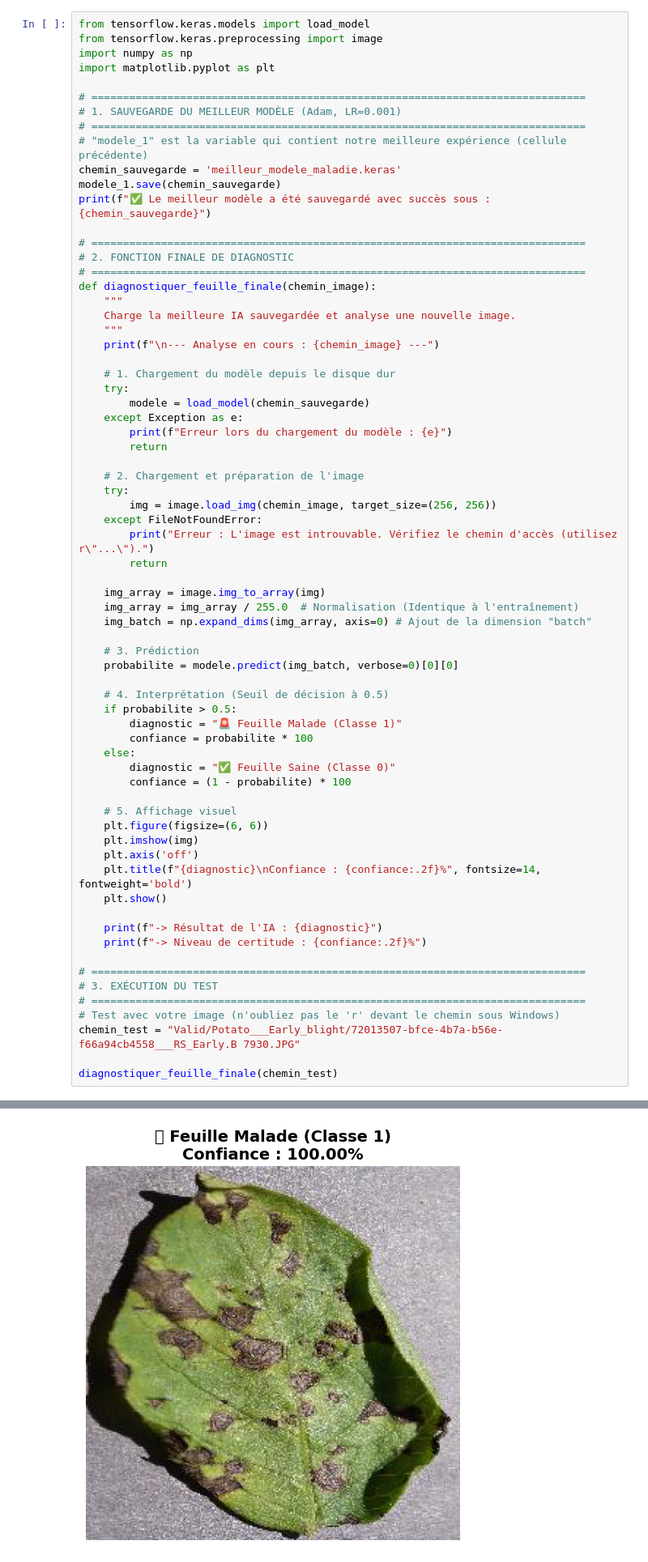
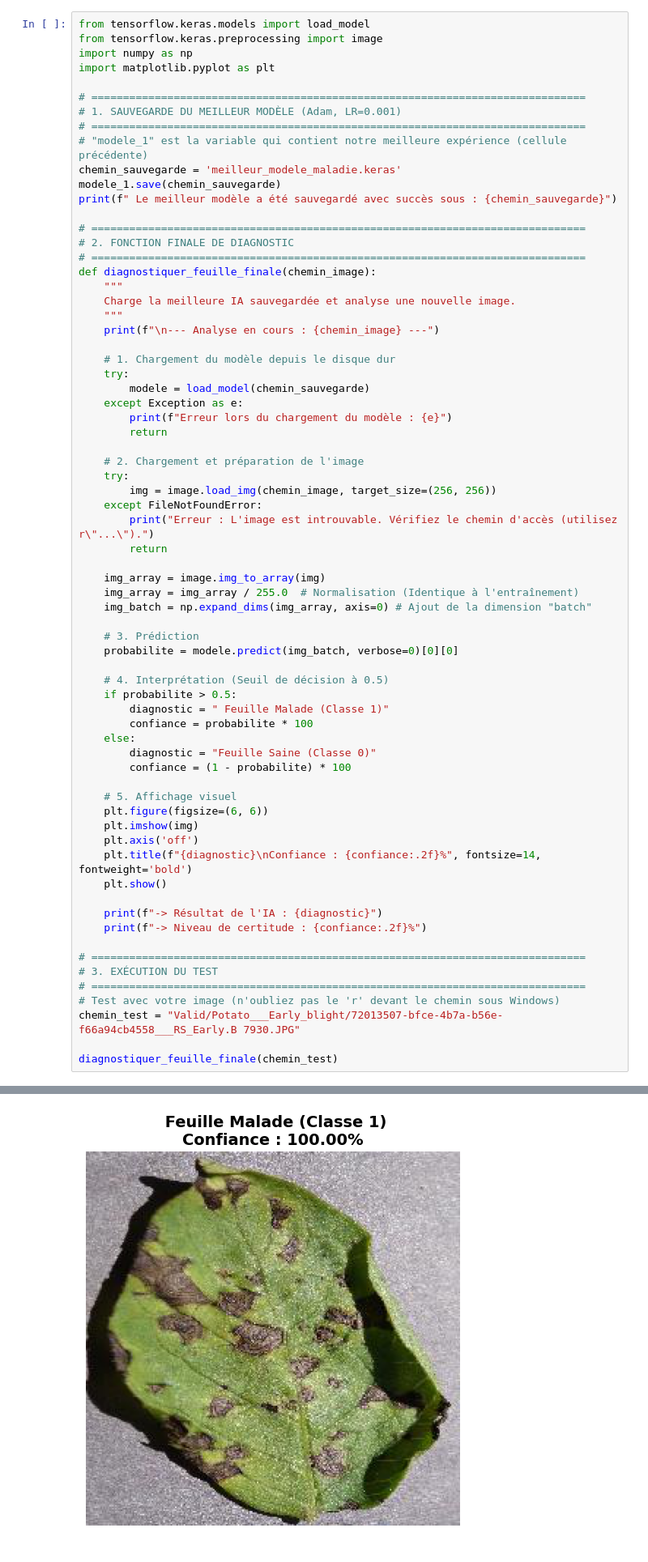
Before and after one commit to kendric04/Potato-Leaf-Disease, a Jupyter notebook: Potatoes.ipynb, the cells around one changed output, grey strips where cells are left out. Shown at 81% size. Saved outputs shown, nothing was run; the diff lists cells and outputs as text.

```diff
--- a/Potatoes.ipynb
+++ b/Potatoes.ipynb
@@ -478,7 +478,7 @@ import matplotlib.pyplot as plt
 # "modele_1" est la variable qui contient notre meilleure expérience (cellule précédente)
 chemin_sauvegarde = 'meilleur_modele_maladie.keras'
 modele_1.save(chemin_sauvegarde)
-print(f"✅ Le meilleur modèle a été sauvegardé avec succès sous : {chemin_sauvegarde}")
+print(f" Le meilleur modèle a été sauvegardé avec succès sous : {chemin_sauvegarde}")
 
 # ==============================================================================
 # 2. FONCTION FINALE DE DIAGNOSTIC
@@ -512,10 +512,10 @@ def diagnostiquer_feuille_finale(chemin_image):
 
     # 4. Interprétation (Seuil de décision à 0.5)
     if probabilite > 0.5:
-        diagnostic = "🚨 Feuille Malade (Classe 1)"
+        diagnostic = " Feuille Malade (Classe 1)"
         confiance = probabilite * 100
     else:
-        diagnostic = "✅ Feuille Saine (Classe 0)"
+        diagnostic = "Feuille Saine (Classe 0)"
         confiance = (1 - probabilite) * 100
 
     # 5. Affichage visuel
@@ -540,3 +540,3 @@ diagnostiquer_feuille_finale(chemin_test)
 
 --- Analyse en cours : Valid/Potato___Early_blight/72013507-bfce-4b7a-b56e-f66a94cb4558___RS_Early.B 7930.JPG ---
-[figure, old version]
+[figure, new version]
```
Also changed, not shown: parts of 8 cells of this notebook.
